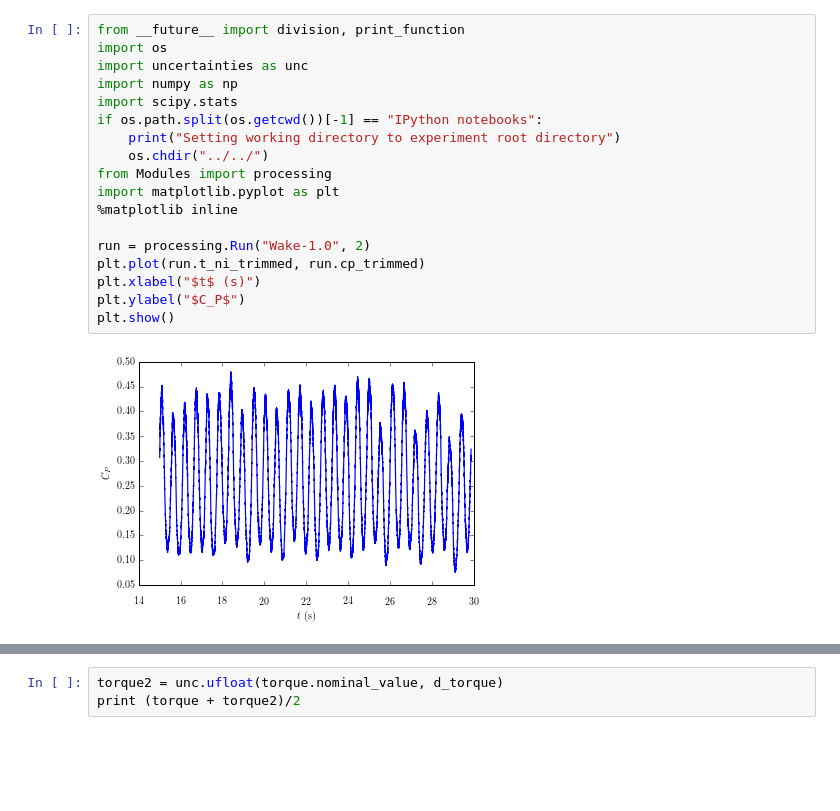
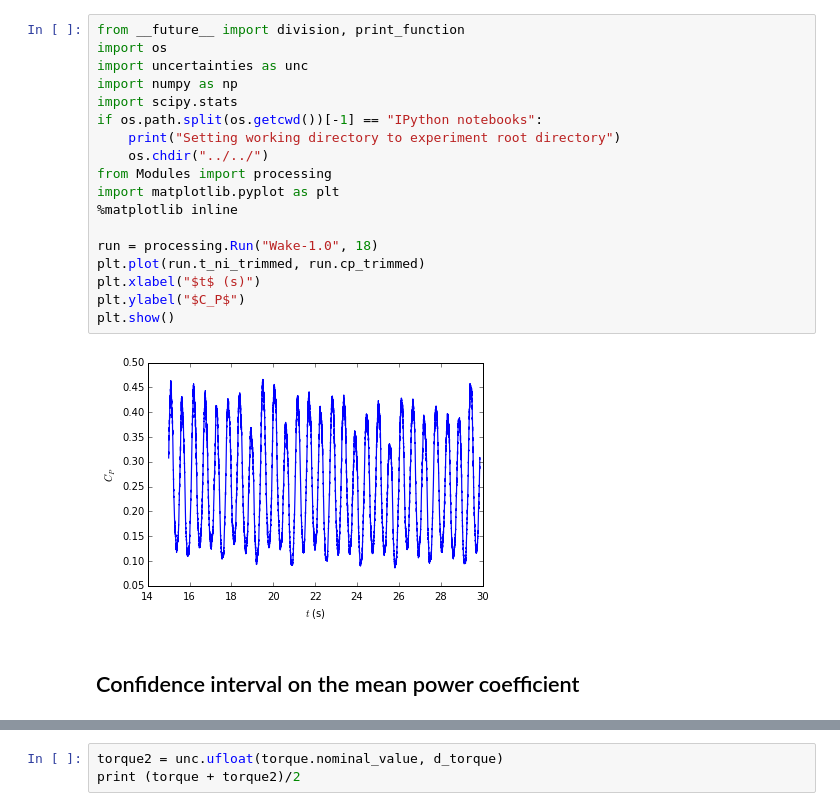
Before and after one commit to UNH-CORE/RVAT-Re-dep, a Jupyter notebook: Documents/IPython notebooks/uncertainty.ipynb, the cells around one changed output, grey strips where cells are left out. Drawn from its saved outputs; the diff is of its cells as text; blank space fills up the shorter version.

```diff
--- a/Documents/IPython notebooks/uncertainty.ipynb
+++ b/Documents/IPython notebooks/uncertainty.ipynb
@@ -36,20 +33,22 @@ Derived quantities we would like to put error bars on:
 # %%
 from __future__ import division, print_function
 import os
 import uncertainties as unc
 import numpy as np
 import scipy.stats
 if os.path.split(os.getcwd())[-1] == "IPython notebooks":
     print("Setting working directory to experiment root directory")
     os.chdir("../../")
 from Modules import processing
 import matplotlib.pyplot as plt
 %matplotlib inline
 
-run = processing.Run("Wake-1.0", 2)
+run = processing.Run("Wake-1.0", 18)
 plt.plot(run.t_ni_trimmed, run.cp_trimmed)
 plt.xlabel("$t$ (s)")
 plt.ylabel("$C_P$")
 plt.show()
 # %% [output]
-[figure, old version]
+[figure, new version]
+# %% [markdown]
+## Confidence interval on the mean power coefficient
```
Also changed, not shown: parts of 7 cells of this notebook.
